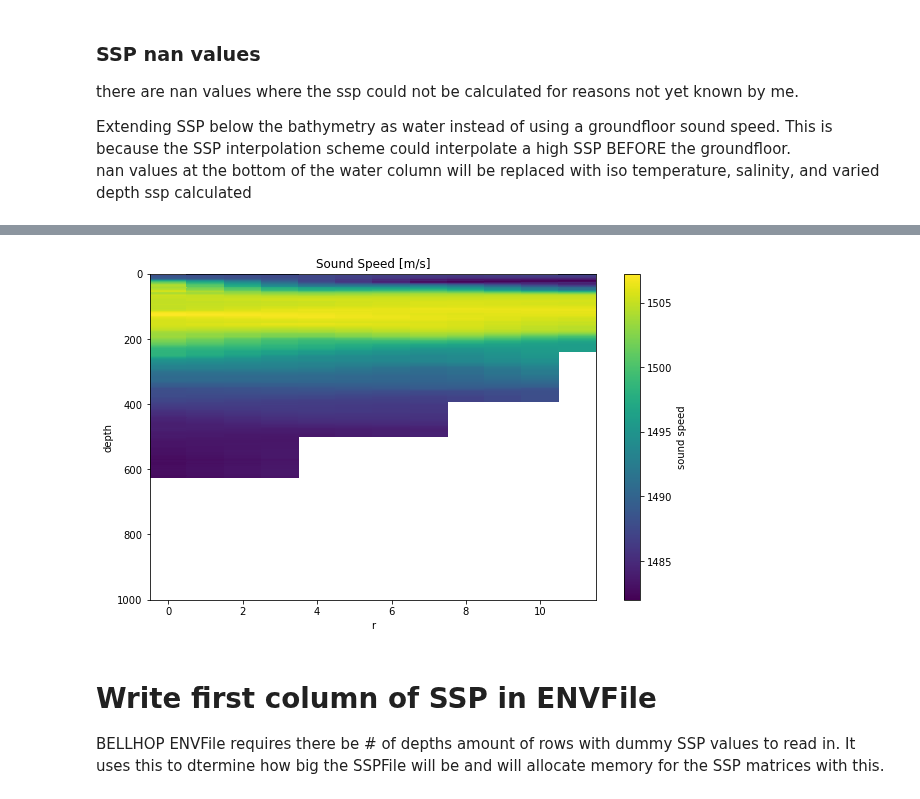
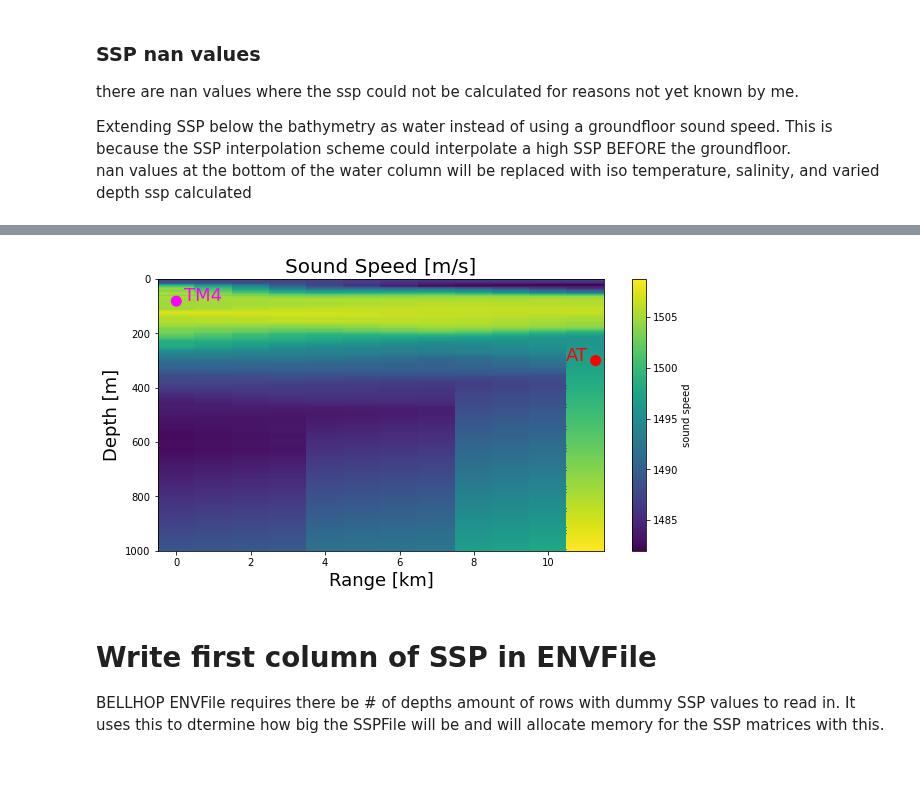
Before and after one commit to IvanaEscobar/sandbox, a Jupyter notebook: sandbox/bin/notebooks/write-nesba-BELLHOP-input.ipynb, the cells around one changed output, grey strips where cells are left out. Saved outputs shown, nothing was run; the diff lists cells and outputs as text; code cells hidden in the pictures; blank space fills up the shorter version.

```diff
--- a/sandbox/bin/notebooks/write-nesba-BELLHOP-input.ipynb
+++ b/sandbox/bin/notebooks/write-nesba-BELLHOP-input.ipynb
@@ -198,13 +196,25 @@ def extendSSP(ds):
         ds.ss.loc[dict(r=rr)] = ds.ss.isel(r=rr).fillna(da)
 # %%
 extendSSP(ds) # overwrites ds
-# %%
-plt.figure(figsize=(10,6))
-ds.ss.plot(yincrease=False)
-plt.title('Sound Speed [m/s]');
-plt.show()
-# %% [output]
-[figure, removed]
+# %%
+plt.figure(figsize=(10,5))
+ds.ss.plot(yincrease=False)#, cmap=plt.cm.cividis_r)
+
+# Add nesba experimental locations
+plt.scatter([ds['range'].isel(r=0), ds['range'].isel(r=11)],
+            [81., 300.] ,
+            color=['magenta', 'red'],
+            s=100)
+plt.text( ds['range'].isel(r=0)+2e-1, 81., 'TM4', fontsize=18, color='magenta' )
+plt.text( ds['range'].isel(r=11)-.8, 300., 'AT', fontsize=18, color='red' )
+
+# labels
+plt.xlabel('Range [km]', fontsize=18)
+plt.ylabel('Depth [m]', fontsize=18)
+plt.title('Sound Speed [m/s]', fontsize=20);
+plt.savefig(filePath+'nesba-tm4_ssp-data.png')
+# %% [output]
+[figure, added]
 # %%
 dataSSP = np.vstack([dataBTY[:,0], ds.ss])
 # %%
```
Also changed, not shown: parts of 3 cells of this notebook, 2 other files.
